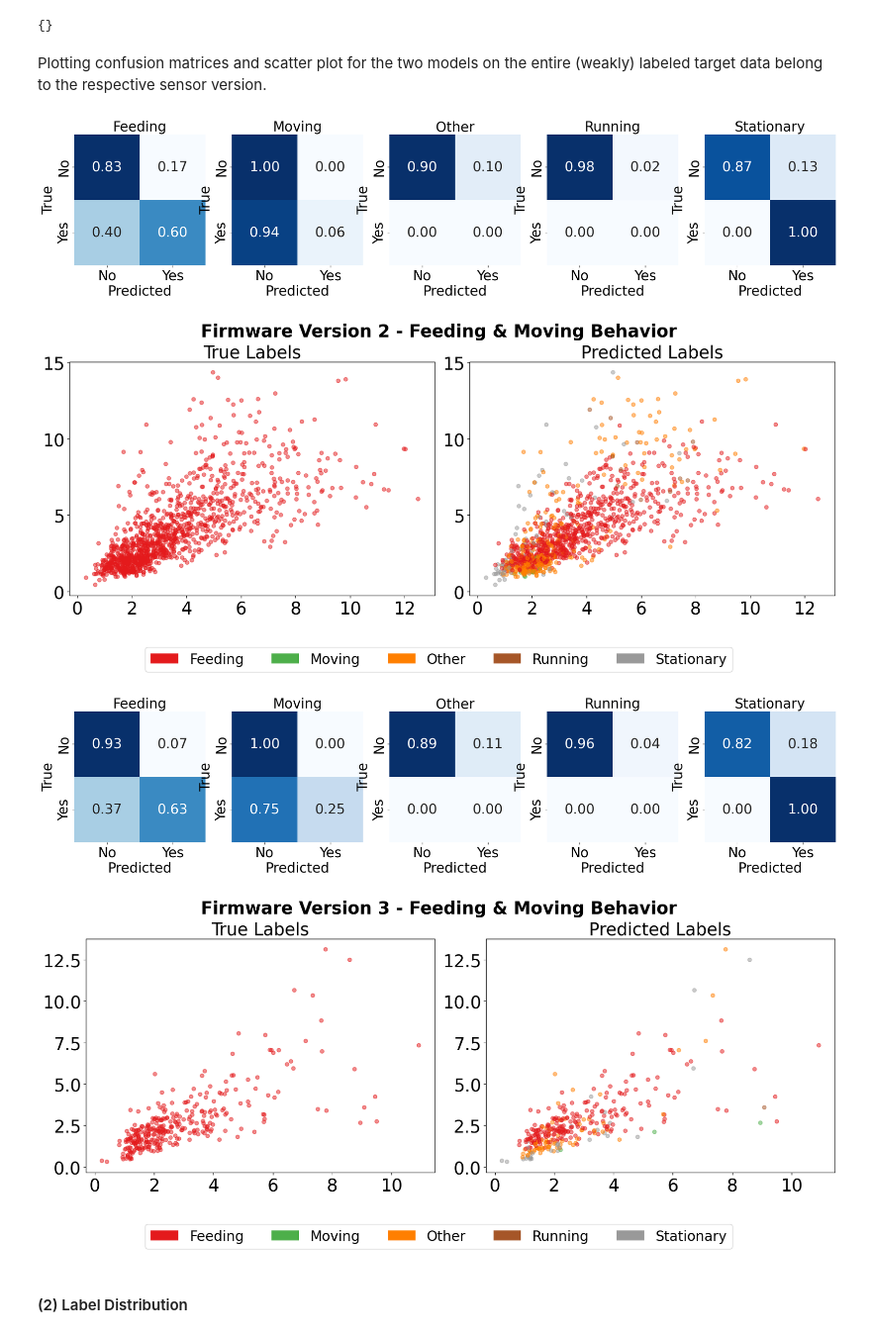
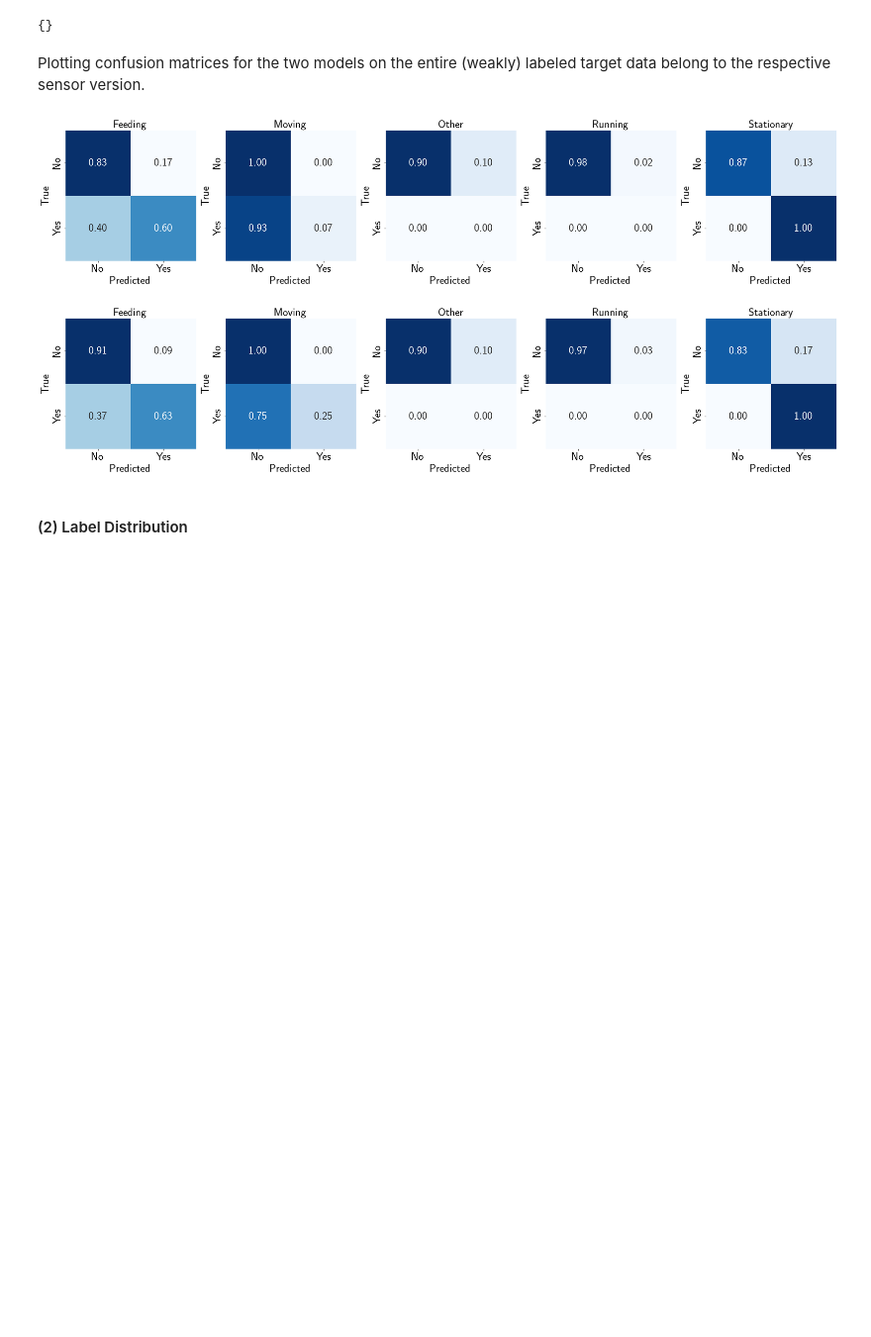
Before and after one commit to medhaaga/BotswanaML, a Jupyter notebook: notebooks/CORAL_model.ipynb, the cells around one changed output. Shown: that part at 99% size. Saved outputs shown, nothing was run; the diff lists cells and outputs as text; code cells hidden in the pictures; blank space fills up the shorter version.

```diff
--- a/notebooks/CORAL_model.ipynb
+++ b/notebooks/CORAL_model.ipynb
@@ -626,90 +637,34 @@ multi_label_predictions(dir2, label_encoder, split='test', plot_confusion=True,
 [figure]
 {}
 # %% [markdown]
-Plotting confusion matrices and scatter plot for the two models on the entire (weakly) labeled target data belong to the respective sensor version.
+Plotting confusion matrices for the two models on the entire (weakly) labeled target data belong to the respective sensor version.
 # %%
 for i, dir_path in enumerate([dir1, dir2]):
-    # Load model
+
     coral_model = SimpleFeatureNet(X_src.shape[-1], args.feat_dim, len(np.unique(y_src)))
     coral_model.load_state_dict(
         torch.load(os.path.join(dir_path, 'model.pt'), map_location=device)
     )
     coral_model.to(device)
 
-    # Extract data for this firmware version
     mask_fw = (RVC_labeled_df.firmware_major_version == (i+2))
-    Xt_full = RVC_labeled_df.loc[mask_fw, Vectronics_feature_cols].values
-    yt_raw  = RVC_labeled_df.loc[mask_fw, 'behavior'].values
-    yt = np.eye(len(label_encoder.classes_))[label_encoder.transform(yt_raw)]
+    Xt = transform(torch.tensor(RVC_labeled_df.loc[mask_fw, Vectronics_feature_cols].values, dtype=torch.float32))
+    yt = RVC_labeled_df.loc[mask_fw, 'behavior'].values
+    yt = np.eye(len(label_encoder.classes_))[label_encoder.transform(yt)]
 
-    # Predictions
     with torch.no_grad():
-        _, logits = coral_model(
-            transform(torch.tensor(Xt_full, dtype=torch.float32).to(device))
-        )
+        _, logits = coral_model(Xt.to(device))
         preds = torch.sigmoid(logits).detach().cpu().numpy()
         preds = (preds >= 0.5).astype(int)
 
     # Confusion matrices
     make_multilabel_confusion_matrices(
         y_true=yt,
         y_pred=preds,
         label_encoder=label_encoder
     )
-
-    # Restrict to classes 0 and 1
-    target_mask = (np.argmax(yt, axis=1) == 0)
-    Xt = Xt_full[target_mask]
-    idx_true = np.argmax(yt[target_mask], axis=1)
-    idx_pred = np.argmax(preds[target_mask], axis=1)
-
-    all_classes = np.unique(np.concatenate([idx_true, idx_pred]))
-    cmap = plt.get_cmap("Set1")
-    norm = plt.Normalize(vmin=min(all_classes), vmax=max(all_classes))
-
-    fig, axs = plt.subplots(
-        1, 2,
-        figsize=(16, 6),
-        constrained_layout=True
-    )
-
-    axs[0].scatter(
-        Xt[:, 0], Xt[:, 1],
-        c=idx_true, cmap=cmap, norm=norm,
-        alpha=0.5, s=30
-    )
-    axs[1].scatter(
-        Xt[:, 0], Xt[:, 1],
-        c=idx_pred, cmap=cmap, norm=norm,
-        alpha=0.5, s=30
-    )
-
-    axs[0].set_title("True Labels")
-    axs[1].set_title("Predicted Labels")
-
-    fig.suptitle(
-        f"Firmware Version {i+2} - Feeding & Moving Behavior",
-        fontsize=25,
-        weight="bold"
-    )
-
-    handles = [
-        Patch(facecolor=cmap(norm(c)), label=label_encoder.inverse_transform([c])[0])
-        for c in all_classes
-    ]
-
-    fig.legend(
-        handles=handles,
-        ncol=len(all_classes),
-        loc="lower center",
-        bbox_to_anchor=(0.5, -0.2)
-    )
-
-    plt.show()
 # %% [output]
-[figure, old version]
+[figure, new version]
-[figure, old version]
+[figure, new version]
-[figure, removed]
-[figure, removed]
 # %% [markdown]
 #### (2) Label Distribution
```
Also changed, not shown: parts of 17 cells of this notebook, 3 other files.
